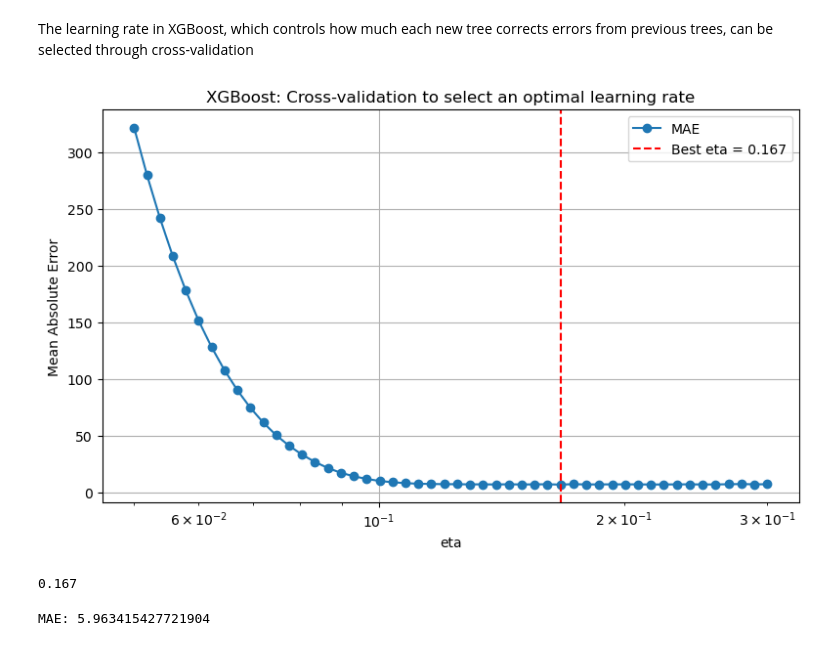
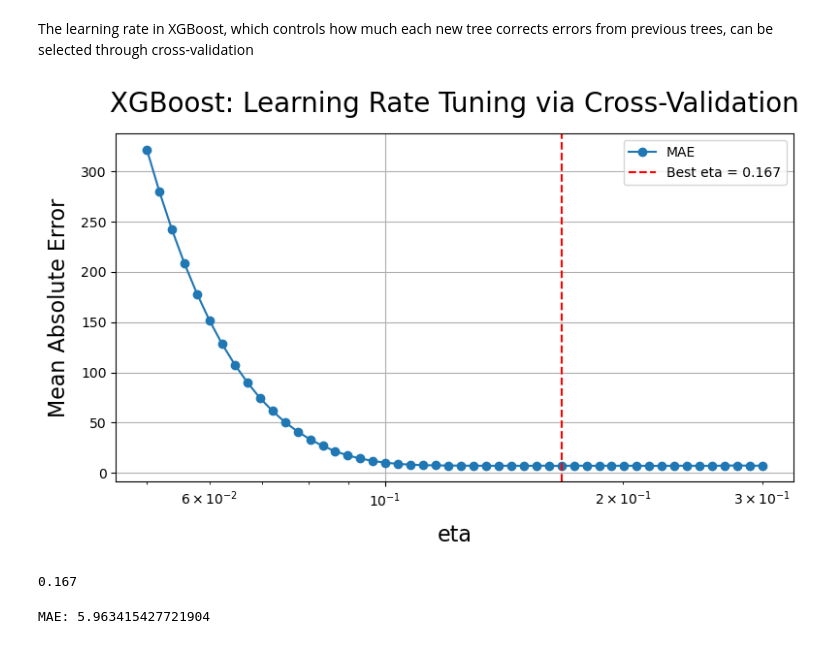
Before and after one commit to zhrwang/DS-LungCancer, a Jupyter notebook: Codes/xgboost_poisson_model.ipynb, the cells around one changed output. Drawn from its saved outputs; the diff is of its cells as text; code cells hidden in the pictures.

```diff
--- a/Codes/xgboost_poisson_model.ipynb
+++ b/Codes/xgboost_poisson_model.ipynb
@@ -692,45 +692,45 @@ plt.plot(etas, mae_values, marker = 'o', label = 'MAE')
 plt.axvline(best_eta, color = 'red', linestyle = '--', label = f'Best eta = {best_eta:.3f}')
 
 
-plt.xlabel('eta')
+plt.xlabel('eta', fontsize = 16, labelpad = 11)
 
 
 
-plt.ylabel('Mean Absolute Error')
+plt.ylabel('Mean Absolute Error', fontsize = 16, labelpad = 8)
 
 
 
 plt.xscale('log')
 
 
 plt.legend()
 
 
 plt.grid(True)
 
 
 
-plt.title("XGBoost: Cross-validation to select an optimal learning rate")
+plt.title("XGBoost: Learning Rate Tuning via Cross-Validation", fontsize = 20,  pad = 16)
 
 
 plt.tight_layout()
 
 
 plt.savefig('../Results/cross_validation_xgboost_eta.png', dpi = 300)
 
 
 
 plt.show()
 
 
 
 besteta = round(best_eta, 3)
 
 
 
 besteta
 # %% [output]
-[figure, old version]
+[figure, new version]
 0.167
 # %%
 
```
Also changed, not shown: parts of 6 cells of this notebook, 2 other files.
